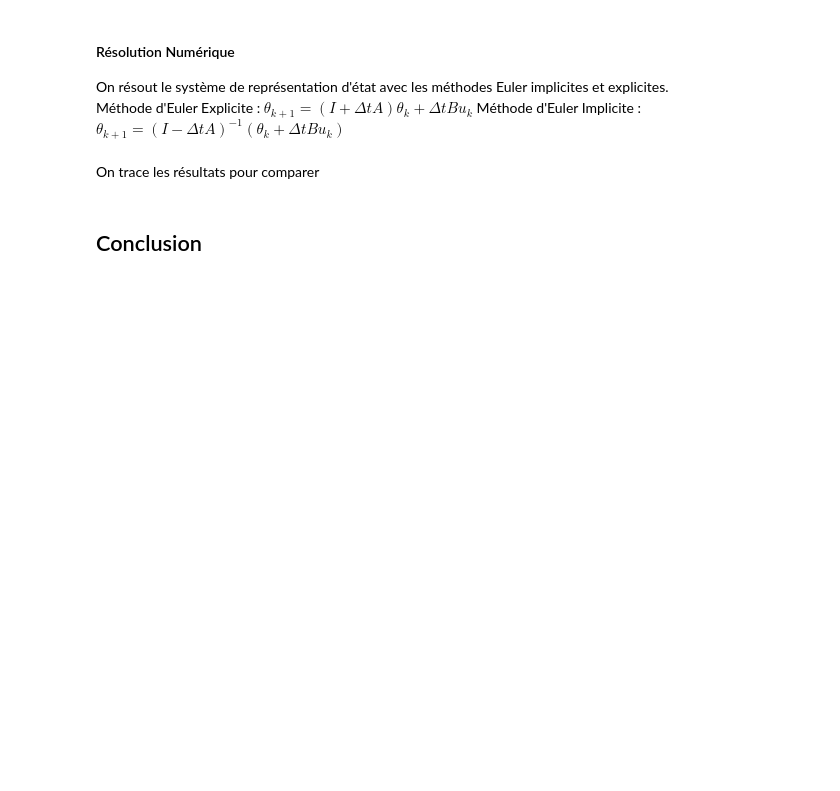
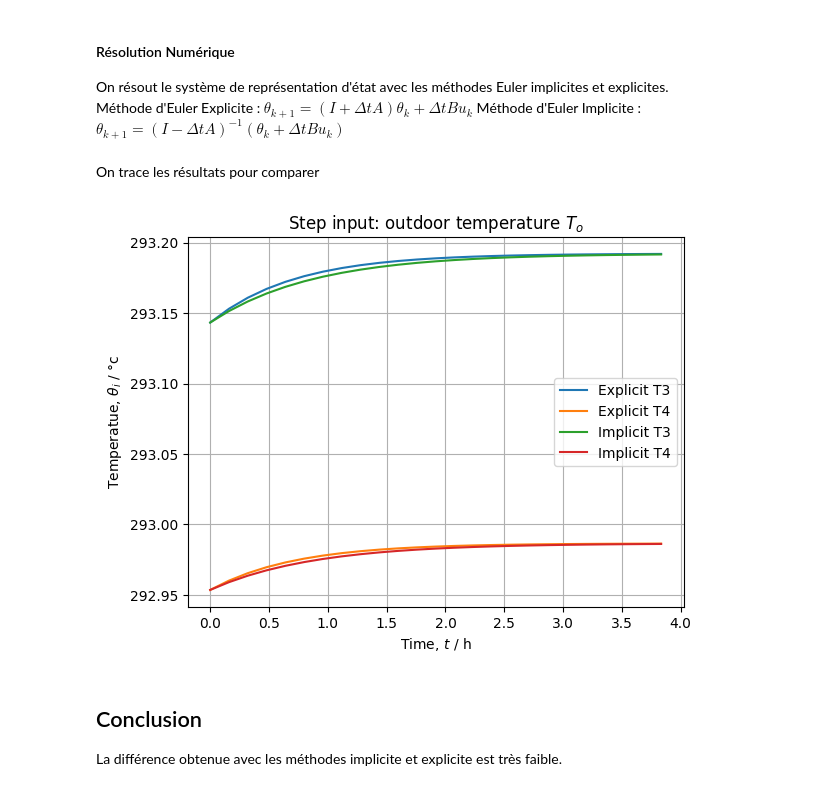
Before and after one commit to dm4bem-2023/5-reproducible-report-thomas-eryne-koechlin-claire, a Jupyter notebook: files/notebooks_Project dm4bem THOMAS KOECHLIN_Koechlin_Thomas (2).ipynb, the cells around one changed output. Saved outputs shown, nothing was run; the diff lists cells and outputs as text; code cells hidden in the pictures; blank space fills up the shorter version.

```diff
--- a/files/notebooks_Project dm4bem THOMAS KOECHLIN_Koechlin_Thomas (2).ipynb
+++ b/files/notebooks_Project dm4bem THOMAS KOECHLIN_Koechlin_Thomas (2).ipynb
@@ -255,6 +255,17 @@ print(theta0-273)
 ### Représentation d'état #
 On utilise la représentation d'état, on souhaite extraire les valeurs de la température aux noeuds 3 et 4 (dans les deux pièces)
 # %%
+U = np.zeros(10)
+U[0]=Text
+U[1]=Text
+U[2]=Text
+U[3]=Text
+U[4]=Tc
+U[5]=Tc
+U[6]=phi1
+U[7]=phi2
+U[8]=Q1
+U[9]=Q2
 Y = np.zeros(8)
 Y[3]=1
 Y[4]=1
@@ -325,11 +338,14 @@ On trace les résultats pour comparer
 # %%
 fig, ax = plt.subplots()
 ax.plot(t / 3600, yexplicit.T, t / 3600, yimplicit.T)
 ax.set(xlabel='Time, $t$ / h',
        ylabel='Temperatue, $θ_i$ / °c',
        title='Step input: outdoor temperature $T_o$')
-ax.legend(['Explicit', 'Implicit'])
+ax.legend(['Explicit T3', 'Explicit T4', 'Implicit T3', 'Implicit T4'])
 ax.grid()
 plt.show()
+# %% [output]
+[figure, added]
-# %% [markdown]
-## Conclusion
+# %% [markdown]
+## Conclusion
+La différence obtenue avec les méthodes implicite et explicite est très faible.
```
Also changed, not shown: parts of 9 cells of this notebook, 1 other file.
